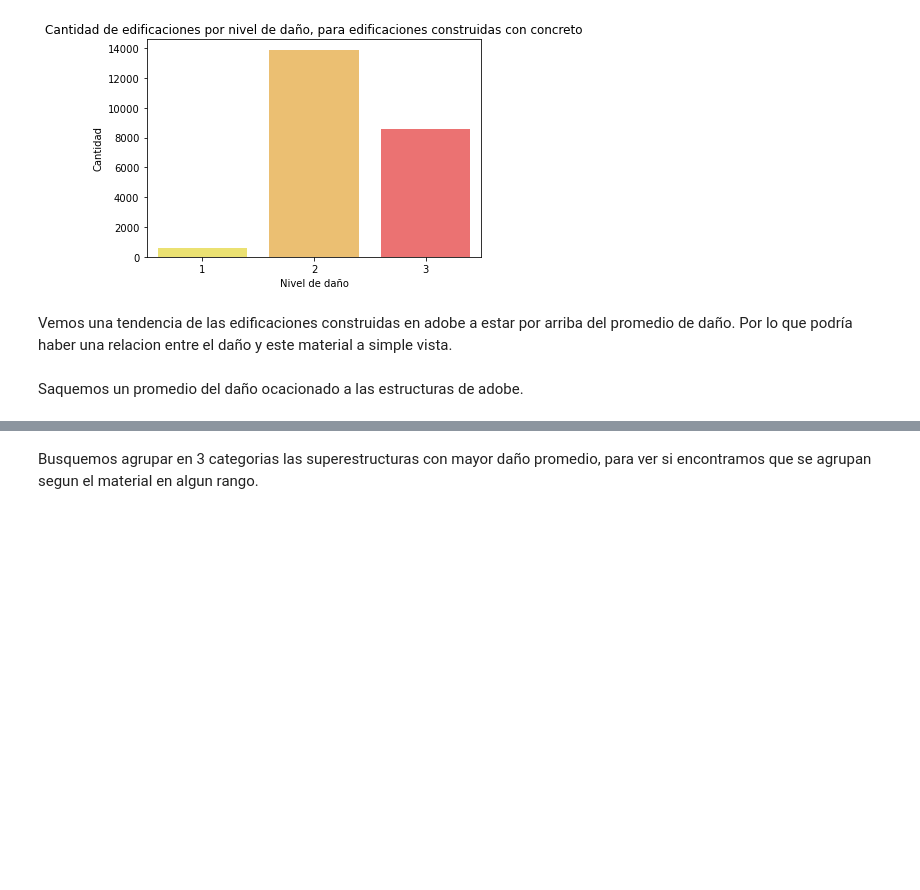
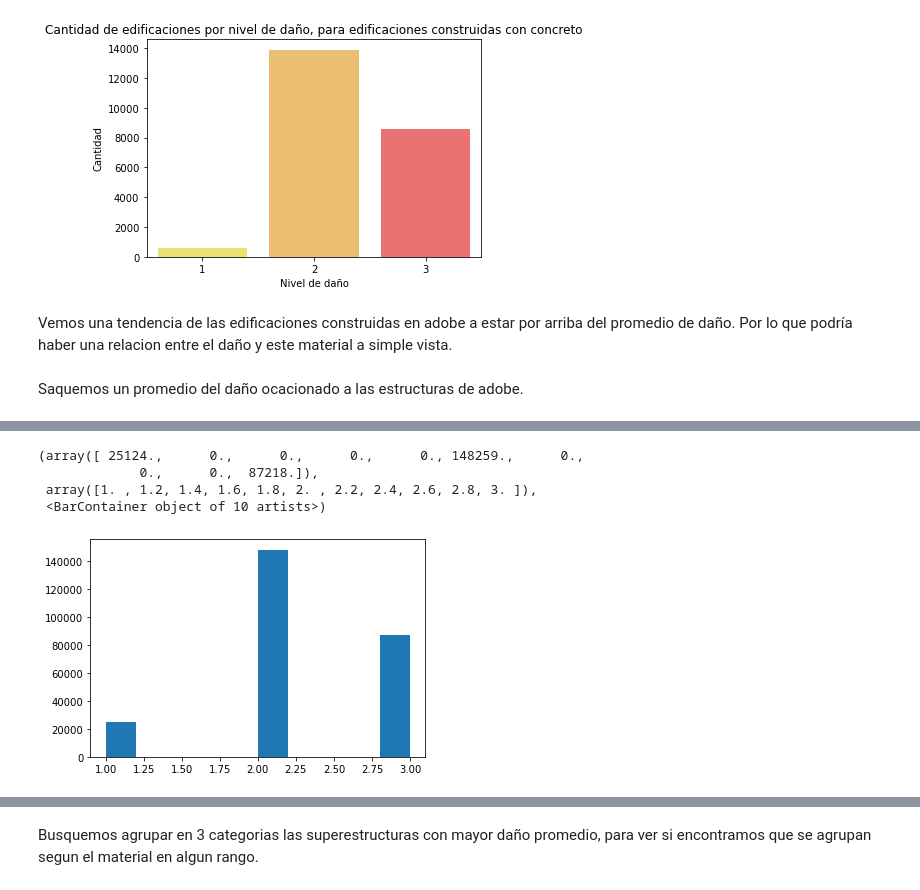
Before and after one commit to Jose897/ARSAT, a Jupyter notebook: TP1-v1.2.ipynb, the cells around one changed output, grey strips where cells are left out. Saved outputs shown, nothing was run; the diff lists cells and outputs as text; code cells hidden in the pictures; blank space fills up the shorter version.

```diff
--- a/TP1-v1.2.ipynb
+++ b/TP1-v1.2.ipynb
@@ -336,0 +292,8 @@ df_superestructure
+# %%
+plt.hist(df_fmferro['damage_grade'])
+# %% [output]
+(array([ 25124.,      0.,      0.,      0.,      0., 148259.,      0.,
+             0.,      0.,  87218.]),
+ array([1. , 1.2, 1.4, 1.6, 1.8, 2. , 2.2, 2.4, 2.6, 2.8, 3. ]),
+ <BarContainer object of 10 artists>)
+[figure, added]
```
Also changed, not shown: parts of 14 cells of this notebook.
